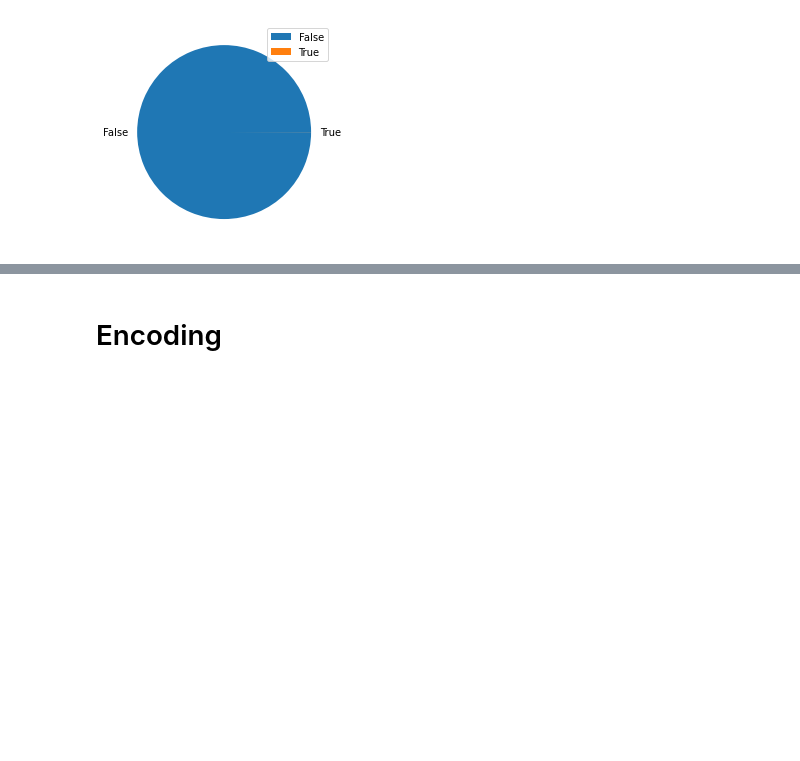
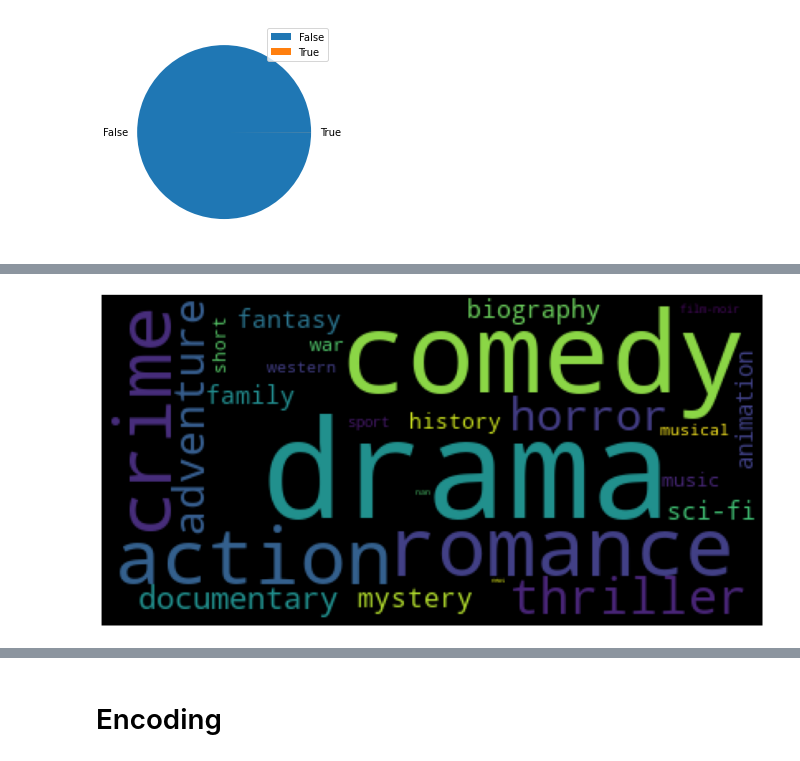
Before and after one commit to PritishWadhwa/IMDb-Movie-Rating-Predictor, a Jupyter notebook: Movies_Rating_Prediction.ipynb, the cells around one changed output, grey strips where cells are left out. Cells and saved outputs as stored; diff of their text form; code cells hidden in the pictures; blank space fills up the shorter version.

```diff
--- a/Movies_Rating_Prediction.ipynb
+++ b/Movies_Rating_Prediction.ipynb
@@ -110,0 +241,27 @@ Name: adult, dtype: int64
+# %%
+def get_words(message, tokenizer = None):
+    if tokenizer:
+        doc = tokenizer(message)
+        return [i.text for i in doc]
+    else:
+        return message.lower().split('|')
+
+def create_dictionary(messages, min_count = 5, tokenizer = None):
+    words_count = {}
+    for i in tqdm(range(len(messages))):
+        s = messages[i]
+        words = get_words(s, tokenizer)
+        words_unique = list(dict.fromkeys(words))
+        for w in words_unique:
+            if w not in words_count:
+                words_count[w] = 1
+            else:
+                words_count[w] += 1
+
+    for word in list(words_count.keys()):
+        if word=='' or words_count[word] < min_count:
+            del words_count[word]
+
+
+
+    return words_count
@@ -110,0 +291,9 @@ Name: adult, dtype: int64
+# %%
+wordcloud = WordCloud()
+wordcloud.generate_from_frequencies(frequencies=genre_dictionary )
+plt.figure(figsize=(15,15))
+plt.imshow(wordcloud)
+plt.axis("off")
+plt.show()
+# %% [output]
+[figure, added]
```
Also changed, not shown: parts of 87 cells of this notebook.
